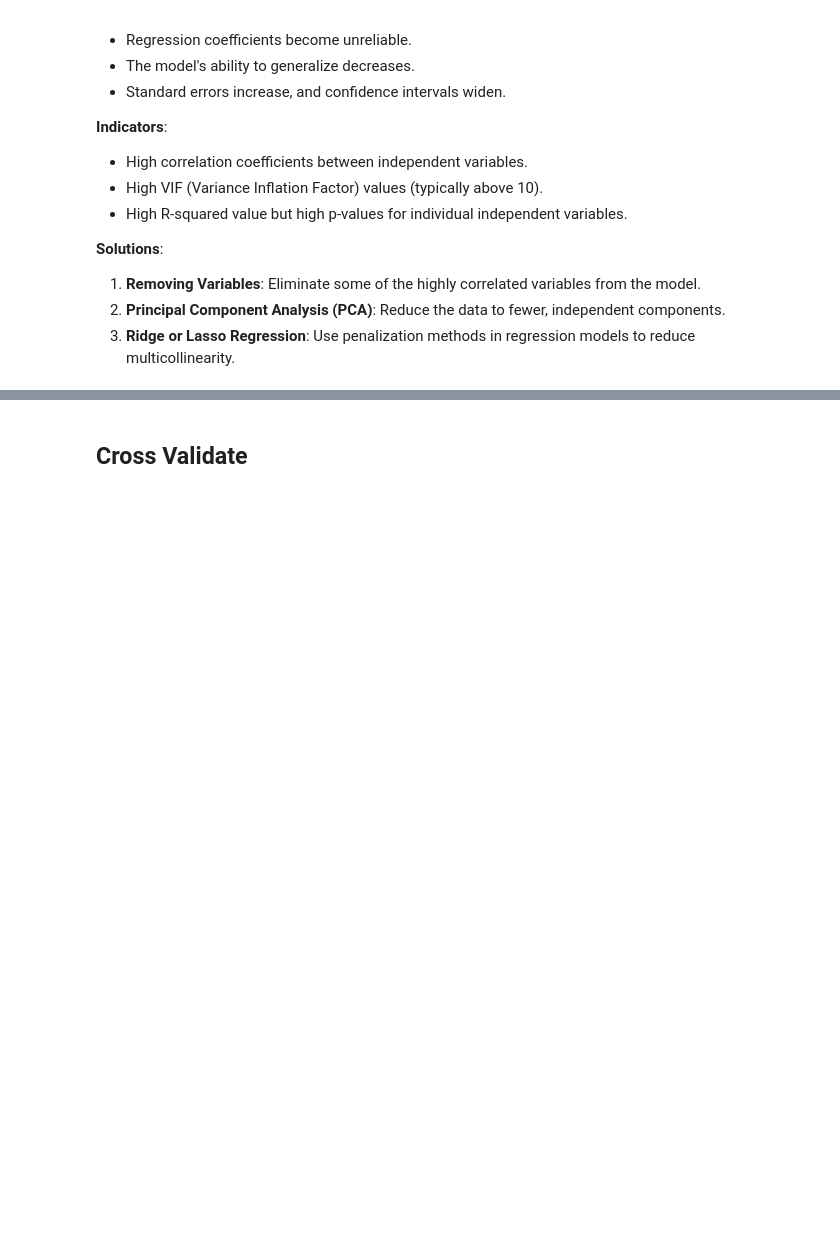
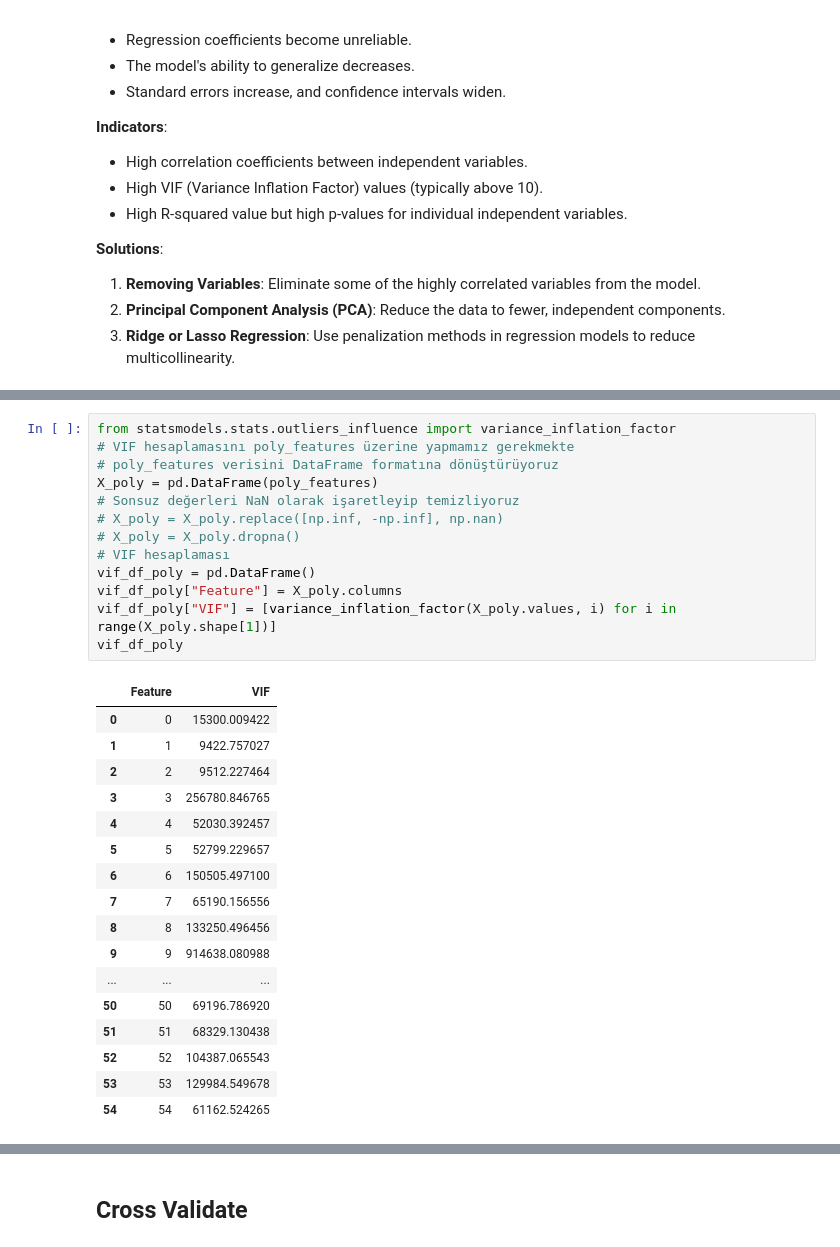
Before and after one commit to fatihhyavuz/Machine-Learning, a Jupyter notebook: 04_Regularization (Ridge-Lasso Regression)/ML_Regularization (Ridge-Lasso-ElasticNet).ipynb, the cells around one changed output, grey strips where cells are left out. Cells and saved outputs as stored; diff of their text form; blank space fills up the shorter version.

```diff
--- a/04_Regularization (Ridge-Lasso Regression)/ML_Regularization (Ridge-Lasso-ElasticNet).ipynb
+++ b/04_Regularization (Ridge-Lasso Regression)/ML_Regularization (Ridge-Lasso-ElasticNet).ipynb
@@ -569,0 +614,31 @@ ls
+# %%
+from statsmodels.stats.outliers_influence import variance_inflation_factor
+# VIF hesaplamasını poly_features üzerine yapmamız gerekmekte
+# poly_features verisini DataFrame formatına dönüştürüyoruz
+X_poly = pd.DataFrame(poly_features)
+# Sonsuz değerleri NaN olarak işaretleyip temizliyoruz
+# X_poly = X_poly.replace([np.inf, -np.inf], np.nan)
+# X_poly = X_poly.dropna()
+# VIF hesaplaması
+vif_df_poly = pd.DataFrame()
+vif_df_poly["Feature"] = X_poly.columns
+vif_df_poly["VIF"] = [variance_inflation_factor(X_poly.values, i) for i in range(X_poly.shape[1])]
+vif_df_poly
+# %% [output]
+|  | Feature | VIF |
+| 0 | 0 | 15300.009422 |
+| 1 | 1 | 9422.757027 |
+| 2 | 2 | 9512.227464 |
+| 3 | 3 | 256780.846765 |
+| 4 | 4 | 52030.392457 |
+| 5 | 5 | 52799.229657 |
+| 6 | 6 | 150505.497100 |
+| 7 | 7 | 65190.156556 |
+| 8 | 8 | 133250.496456 |
+| 9 | 9 | 914638.080988 |
+| ... | ... | ... |
+| 50 | 50 | 69196.786920 |
+| 51 | 51 | 68329.130438 |
+| 52 | 52 | 104387.065543 |
+| 53 | 53 | 129984.549678 |
+| 54 | 54 | 61162.524265 |
```
Also changed, not shown: parts of 12 cells of this notebook, 2 other files.
